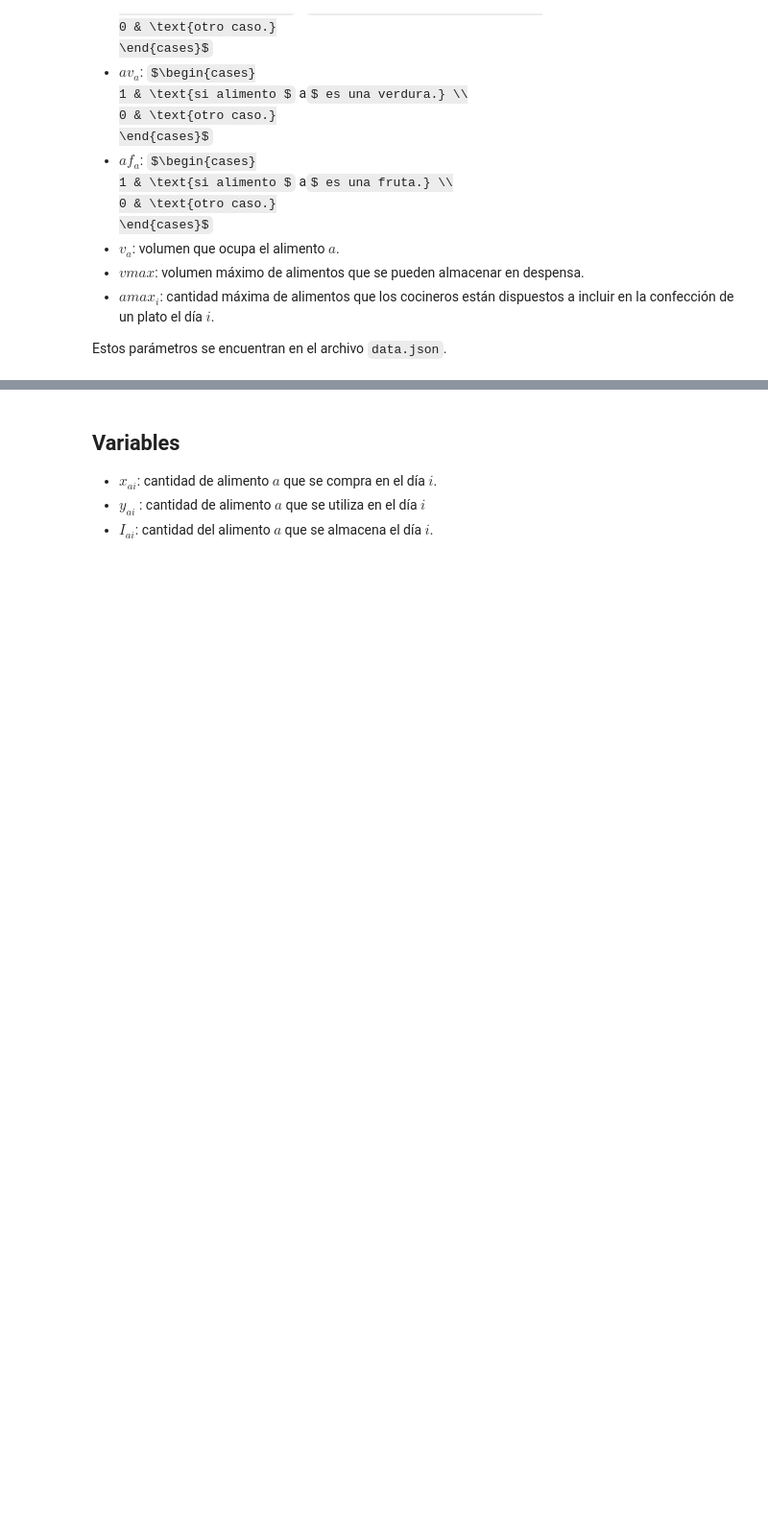
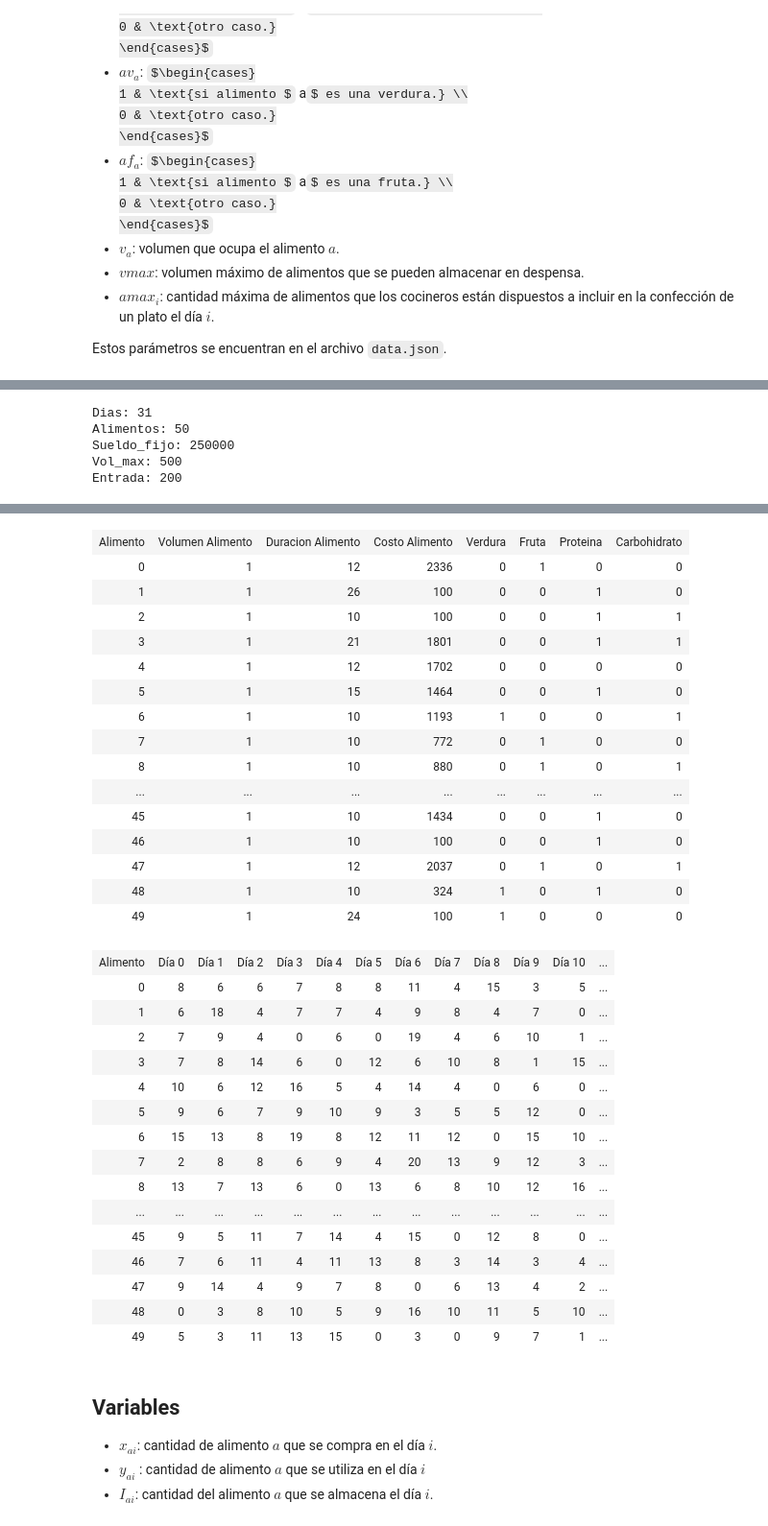
Before and after one commit to vijuarez/comedor_social36, a Jupyter notebook: Implementación Proyecto.ipynb, the cells around one changed output, grey strips where cells are left out. Shown at 96% size. Drawn from its saved outputs; the diff is of its cells as text; code cells hidden in the pictures; some formulas as TeX source; blank space fills up the shorter version.

```diff
--- a/Implementación Proyecto.ipynb
+++ b/Implementación Proyecto.ipynb
@@ -50,0 +36,47 @@ print(data)
+# %%
+from gurobipy import *
+import json
+
+from IPython.display import HTML, display
+import tabulate
+
+# Create a new model
+m = Model("Comedor social")
+
+# parametros
+
+with open('data.json') as f:
+    data = json.loads(f.read())
+
+dias = [['Dia', 'Alimentos Máximos', 'Donaciones Diarias', 'Visitantes']]
+dias_temp = []
+alimentos = [['Alimento', 'Volumen Alimento', 'Duracion Alimento', 'Costo Alimento', 'Verdura', 'Fruta', 'Proteina', 'Carbohidrato']]
+alimentos_temp = []
+
+donaciones = [['Alimento'] + [f'Día {n}' for n in range(data['dias'])]]
+donaciones_temp = []
+
+for k, i in data.items():
+    if isinstance(i, (int, float)):
+        print(k.capitalize() + ':', i)
+    elif isinstance(i, list):
+        if k in ('amax', 'donaciones_monetarias', 'visitas'):
+            dias_temp.append(i)
+        elif k != 'cantidad_alimento':
+            alimentos_temp.append(i)
+        else:
+            donaciones_temp.append(i)
+
+dias.extend(list(map(lambda x: [x[0]] + list(x[1]), ((x, n) for x, n in enumerate(zip(*dias_temp))))))
+alimentos.extend(list(map(lambda x: [x[0]] + list(x[1]), ((x, n) for x, n in enumerate(zip(*alimentos_temp))))))
+donaciones.extend(list(map(lambda x: [x[0]] + x[1][0], ((x, n) for x, n in enumerate(zip(*donaciones_temp))))))
+
+display(HTML(tabulate.tabulate(dias, tablefmt='html')))
+display(HTML(tabulate.tabulate(alimentos, tablefmt='html')))
+display(HTML(tabulate.tabulate(donaciones, tablefmt='html')))
+# %% [output]
+Dias: 31
+Alimentos: 50
+Sueldo_fijo: 250000
+Vol_max: 500
+Entrada: 200
@@ -51,3 +99,35 @@ print(data)
+| Alimento | Volumen Alimento | Duracion Alimento | Costo Alimento | Verdura | Fruta | Proteina | Carbohidrato |
+| 0 | 1 | 12 | 2336 | 0 | 1 | 0 | 0 |
+| 1 | 1 | 26 | 100 | 0 | 0 | 1 | 0 |
+| 2 | 1 | 10 | 100 | 0 | 0 | 1 | 1 |
+| 3 | 1 | 21 | 1801 | 0 | 0 | 1 | 1 |
+| 4 | 1 | 12 | 1702 | 0 | 0 | 0 | 0 |
+| 5 | 1 | 15 | 1464 | 0 | 0 | 1 | 0 |
+| 6 | 1 | 10 | 1193 | 1 | 0 | 0 | 1 |
+| 7 | 1 | 10 | 772 | 0 | 1 | 0 | 0 |
+| 8 | 1 | 10 | 880 | 0 | 1 | 0 | 1 |
+| ... | ... | ... | ... | ... | ... | ... | ... |
+| 45 | 1 | 10 | 1434 | 0 | 0 | 1 | 0 |
+| 46 | 1 | 10 | 100 | 0 | 0 | 1 | 0 |
+| 47 | 1 | 12 | 2037 | 0 | 1 | 0 | 1 |
+| 48 | 1 | 10 | 324 | 1 | 0 | 1 | 0 |
+| 49 | 1 | 24 | 100 | 1 | 0 | 0 | 0 |
+| Alimento | Día 0 | Día 1 | Día 2 | Día 3 | Día 4 | Día 5 | Día 6 | Día 7 | Día 8 | Día 9 | Día 10 | ... |
+| 0 | 8 | 6 | 6 | 7 | 8 | 8 | 11 | 4 | 15 | 3 | 5 | ... |
+| 1 | 6 | 18 | 4 | 7 | 7 | 4 | 9 | 8 | 4 | 7 | 0 | ... |
+| 2 | 7 | 9 | 4 | 0 | 6 | 0 | 19 | 4 | 6 | 10 | 1 | ... |
+| 3 | 7 | 8 | 14 | 6 | 0 | 12 | 6 | 10 | 8 | 1 | 15 | ... |
+| 4 | 10 | 6 | 12 | 16 | 5 | 4 | 14 | 4 | 0 | 6 | 0 | ... |
+| 5 | 9 | 6 | 7 | 9 | 10 | 9 | 3 | 5 | 5 | 12 | 0 | ... |
+| 6 | 15 | 13 | 8 | 19 | 8 | 12 | 11 | 12 | 0 | 15 | 10 | ... |
+| 7 | 2 | 8 | 8 | 6 | 9 | 4 | 20 | 13 | 9 | 12 | 3 | ... |
+| 8 | 13 | 7 | 13 | 6 | 0 | 13 | 6 | 8 | 10 | 12 | 16 | ... |
+| ... | ... | ... | ... | ... | ... | ... | ... | ... | ... | ... | ... | ... |
+| 45 | 9 | 5 | 11 | 7 | 14 | 4 | 15 | 0 | 12 | 8 | 0 | ... |
+| 46 | 7 | 6 | 11 | 4 | 11 | 13 | 8 | 3 | 14 | 3 | 4 | ... |
+| 47 | 9 | 14 | 4 | 9 | 7 | 8 | 0 | 6 | 13 | 4 | 2 | ... |
+| 48 | 0 | 3 | 8 | 10 | 5 | 9 | 16 | 10 | 11 | 5 | 10 | ... |
+| 49 | 5 | 3 | 11 | 13 | 15 | 0 | 3 | 0 | 9 | 7 | 1 | ... |
 # %% [markdown]
 ## Variables
 * $x_{ai}$: cantidad de alimento $a$ que se compra en el día $i$.
```
Also changed, not shown: parts of 4 cells of this notebook.
